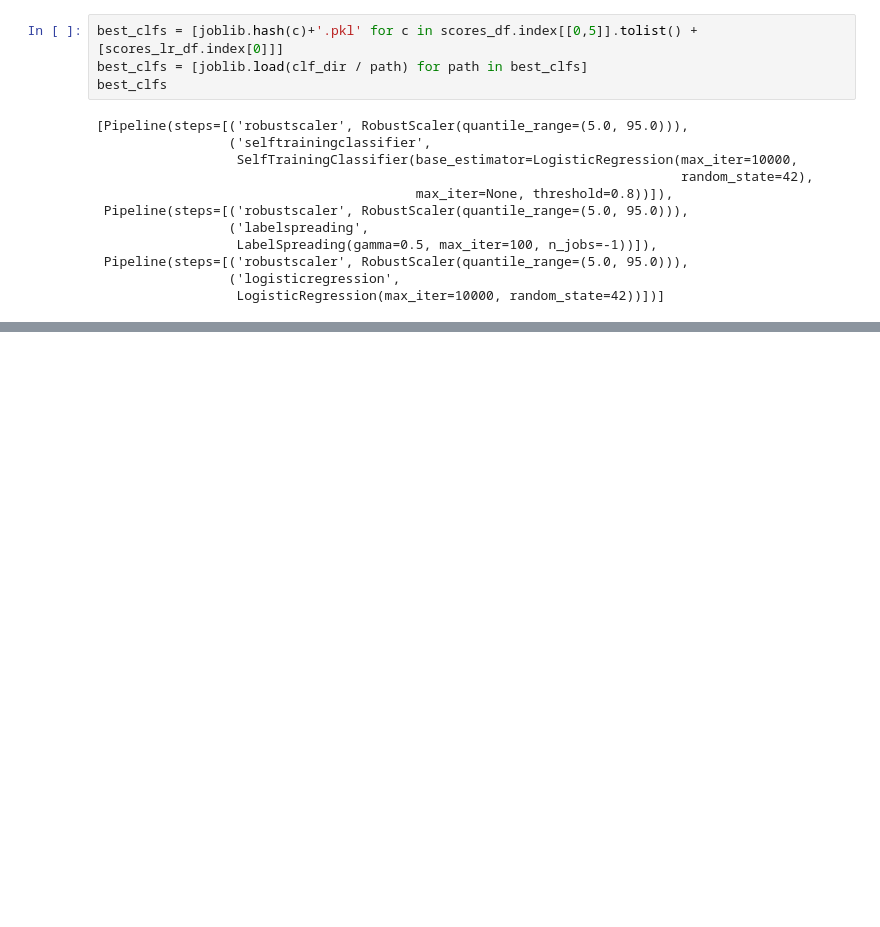
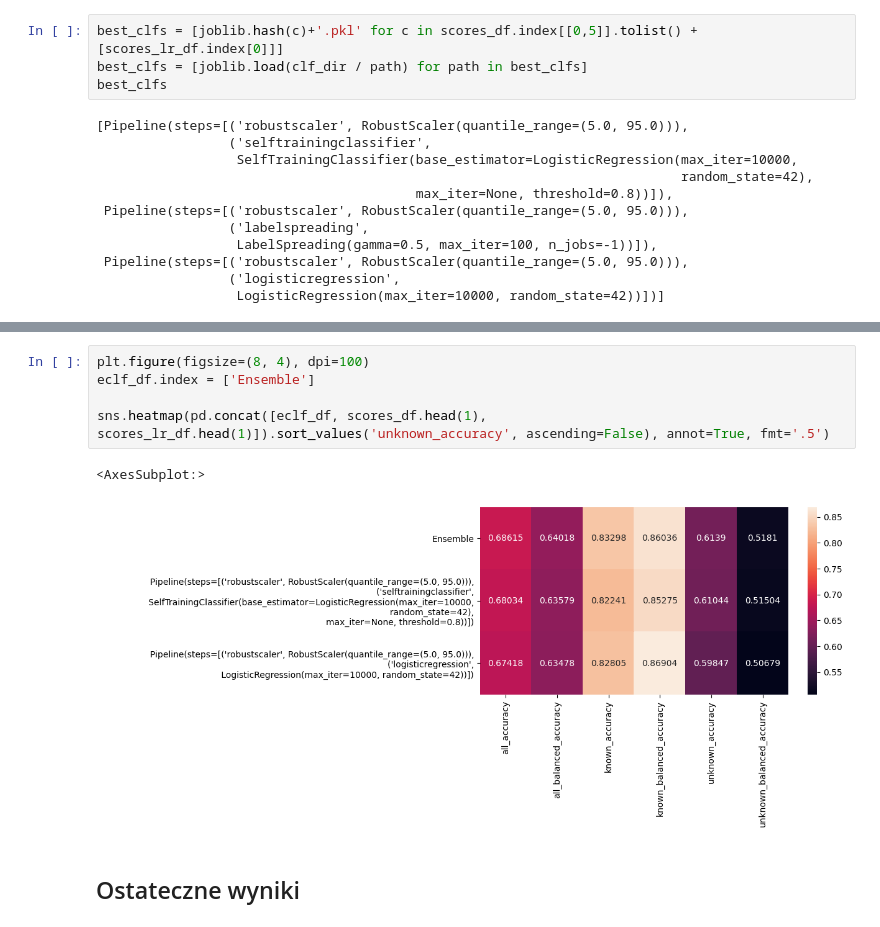
Before and after one commit to AxolotlOfConflagration/yt_trending_videos, a Jupyter notebook: checkpoint4.ipynb, the cells around one changed output, grey strips where cells are left out. Cells and saved outputs as stored; diff of their text form; blank space fills up the shorter version.

```diff
--- a/checkpoint4.ipynb
+++ b/checkpoint4.ipynb
@@ -274,0 +273,10 @@ eclf_df
+# %%
+plt.figure(figsize=(8, 4), dpi=100)
+eclf_df.index = ['Ensemble']
+
+sns.heatmap(pd.concat([eclf_df, scores_df.head(1), scores_lr_df.head(1)]).sort_values('unknown_accuracy', ascending=False), annot=True, fmt='.5')
+# %% [output]
+<AxesSubplot:>
+[figure, added]
+# %% [markdown]
+## Ostateczne wyniki
```
Also changed, not shown: parts of 5 cells of this notebook, 2 other files.
